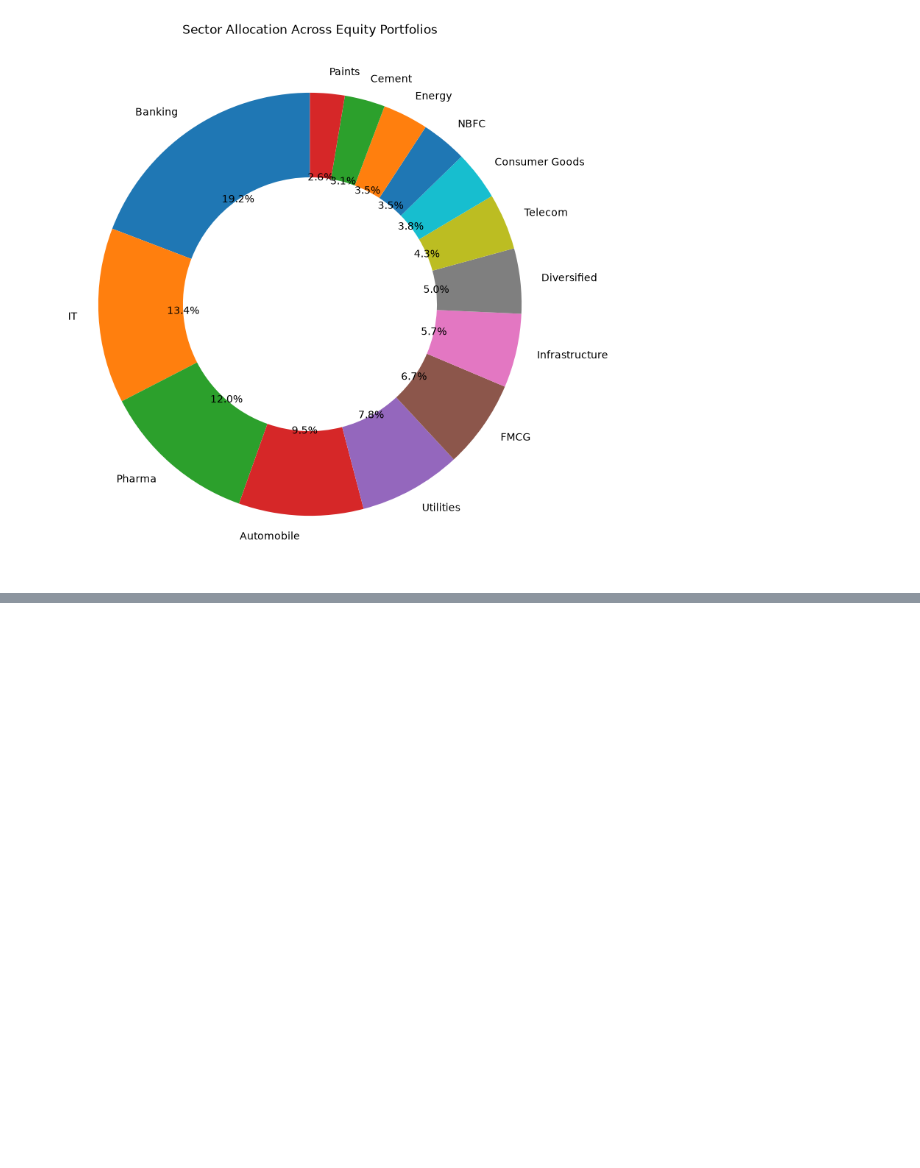
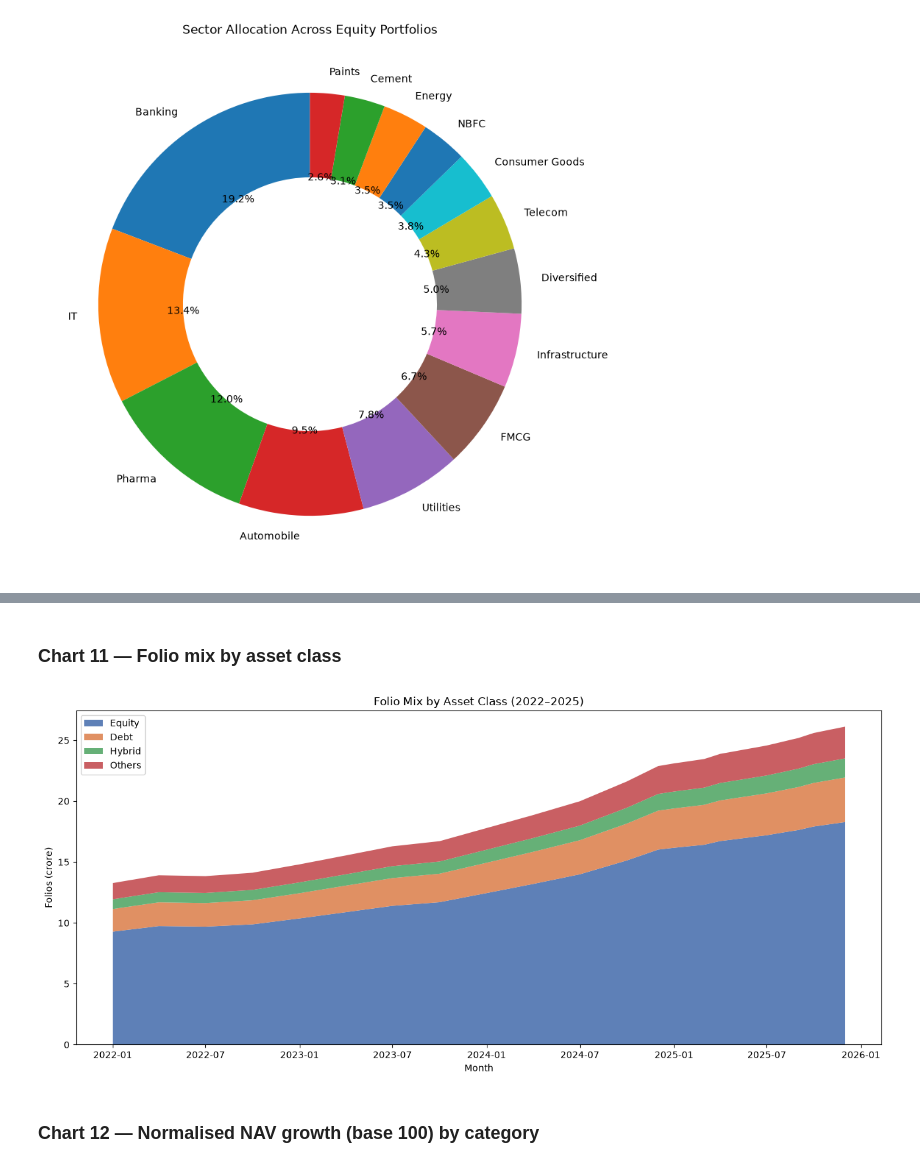
Before and after one commit to Devendragautam/bluestock-mf-capstone, a Jupyter notebook: notebooks/03_eda_analysis.ipynb, the cells around one changed output, grey strips where cells are left out. Drawn from its saved outputs; the diff is of its cells as text; code cells hidden in the pictures; blank space fills up the shorter version.

```diff
--- a/notebooks/03_eda_analysis.ipynb
+++ b/notebooks/03_eda_analysis.ipynb
@@ -216,0 +227,20 @@ plt.show()
+# %% [markdown]
+### Chart 11 — Folio mix by asset class
+# %%
+fig, ax = plt.subplots(figsize=(13, 6))
+ax.stackplot(folios["month_dt"],
+             folios["equity_folios_crore"], folios["debt_folios_crore"],
+             folios["hybrid_folios_crore"], folios["others_folios_crore"],
+             labels=["Equity", "Debt", "Hybrid", "Others"],
+             colors=["#4C72B0", "#DD8452", "#55A868", "#C44E52"], alpha=0.9)
+ax.set_title("Folio Mix by Asset Class (2022–2025)")
+ax.set_xlabel("Month")
+ax.set_ylabel("Folios (crore)")
+ax.legend(loc="upper left")
+plt.tight_layout()
+plt.savefig(f"{CHARTS}/11_folio_mix_by_asset_class.png", dpi=200)
+plt.show()
+# %% [output]
+[figure, added]
+# %% [markdown]
+### Chart 12 — Normalised NAV growth (base 100) by category
```
Also changed, not shown: parts of 22 cells of this notebook, 11 other files.
